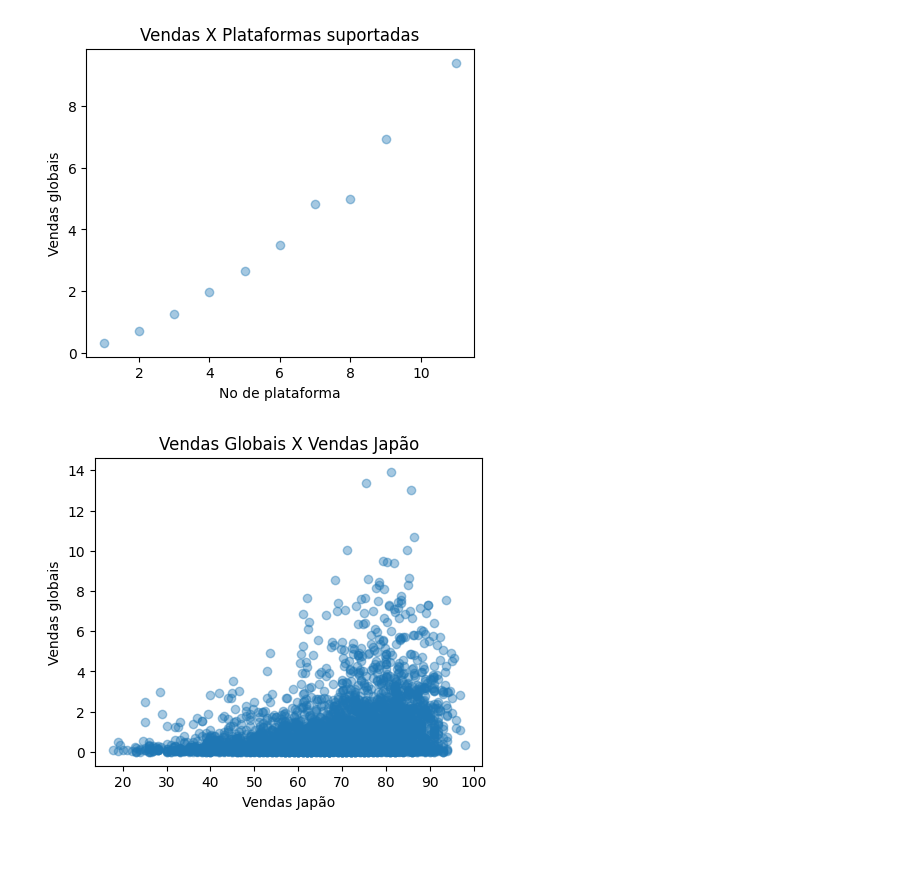
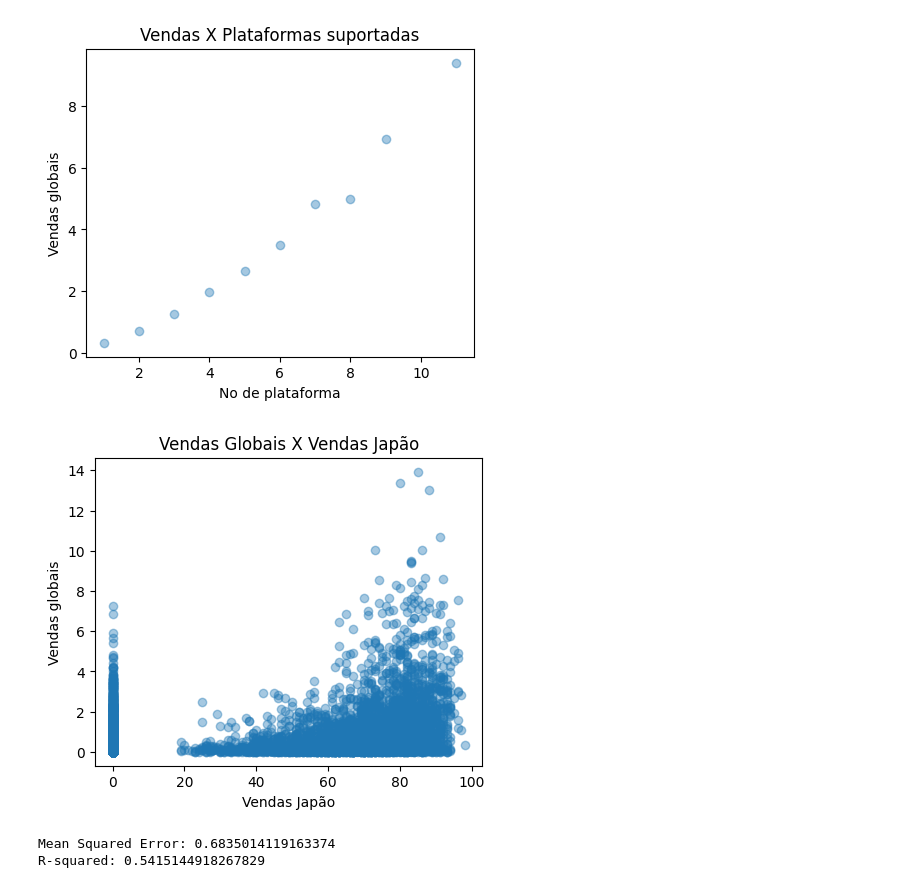
Before and after one commit to wolke412/topicos-4, a Jupyter notebook: test.ipynb, the cells around one changed output. Saved outputs shown, nothing was run; the diff lists cells and outputs as text; code cells hidden in the pictures; blank space fills up the shorter version.

```diff
--- a/test.ipynb
+++ b/test.ipynb
@@ -15,7 +15,3 @@ Q1 = df['Global_Sales'].quantile(0.00)
 Q3 = df['Global_Sales'].quantile(0.98)
 
 df = df[(df['Global_Sales'] >= Q1 ) & (df['Global_Sales'] <= Q3 )]
-# %%
-df["Critic_Score"] = df["Critic_Score"].fillna(0)
-df["Critic_Count"] = df["Critic_Count"].fillna(0)
-df["Global_Sales"] = df["Global_Sales"].fillna(0)
@@ -22,23 +28,58 @@ df["Global_Sales"] = df["Global_Sales"].fillna(0)
+# %%
+fill_0 = [
+    "Critic_Score",
+    "Critic_Count",
+    "User_Score",
+    "User_Count",
+]
+
+fill_mean = [
+    'Year_of_Release',
+    'Global_Sales'
+]
+
+for c in fill_0 :
+    df[c] = df[c].fillna(0)
+
+for c in fill_mean :
+    df[c] = df[c].fillna(df[c].mean())
+# %%
+df["Platform_Code"] = df[ "Platform" ].astype("category").cat.codes
 # %%
 fdf = df.copy()
+
+def reduce_platforms( l ):
+    s = 0;
+    for i in l:
+        s |= 1 << i+1
+    return s
 
 grouped = fdf.groupby( "Name" )
 
 a = grouped.agg(
     Genre=("Genre", "first"),
     Developer=("Developer", "first"),
-    # Greatest=("Greatest", "first"),
+    Greatest=("Greatest", "first"),
     Publisher=("Publisher", "first"),
     Year_of_Release=("Year_of_Release", "first"),
     Rating=("Rating", "first"),
 
     Count_Platforms=("Name", "count"),
+
+    Platform_Codes=("Platform_Code", reduce_platforms),
+
     Global_Sales=("Global_Sales", "sum"),
     NA_Sales=("NA_Sales", "sum"),
     EU_Sales=("EU_Sales", "sum"),
     JP_Sales=("JP_Sales", "sum"),
     Other_Sales=("Other_Sales", "sum"),
-    True_Score=("Critic_Score", lambda x: (x * grouped["Critic_Count"].get_group(x.name)).sum() / grouped["Critic_Count"].get_group(x.name).sum()),
+
+    True_Score=("Critic_Score", "max"),
+    User_Score=("User_Score", "max"),
+
+    User_Count=("User_Count", "sum"),
+    Critic_Count=("Critic_Count", "sum"),
+    # True_Score=("Critic_Score", lambda x: (x * grouped["Critic_Count"].get_group(x.name)).sum() / grouped["Critic_Count"].get_group(x.name).sum()),
     # Critic_Score=("Critic_Score", lambda x: x)
 ).reset_index()
 
@@ -74,21 +133,22 @@ plt.show()
 # %%
 
 fdf = a
+fdf.dropna()
 
 plt.figure(figsize=(5, 4))
 plt.scatter(
   fdf['True_Score'],
   fdf['Global_Sales'],
 
   cmap='viridis',
   alpha=.4
 )
 
 plt.ylabel('Vendas globais')
 plt.xlabel('Vendas Japão')
 
 plt.title('Vendas Globais X Vendas Japão')
 
 plt.show()
 # %% [output]
-[figure, old version]
+[figure, new version]
@@ -94,0 +200,12 @@ plt.show()
+# %%
+from sklearn.metrics import mean_squared_error, r2_score
+
+# Calculate performance metrics
+mse = mean_squared_error(y_test, y_pred)
+r2 = r2_score(y_test, y_pred)
+
+print("Mean Squared Error:", mse)
+print("R-squared:", r2)
+# %% [output]
+Mean Squared Error: 0.6835014119163374
+R-squared: 0.5415144918267829
```
Also changed, not shown: parts of 9 cells of this notebook, 2 other files.
